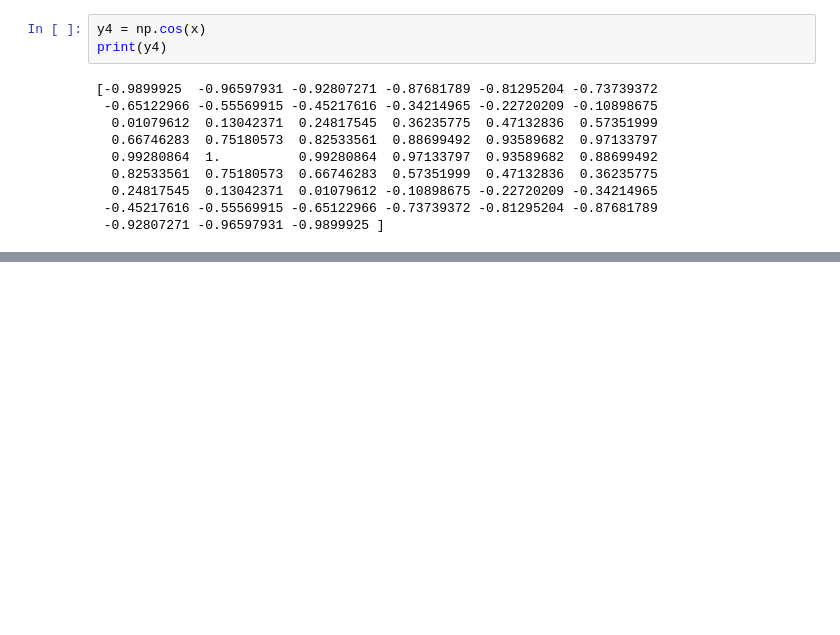
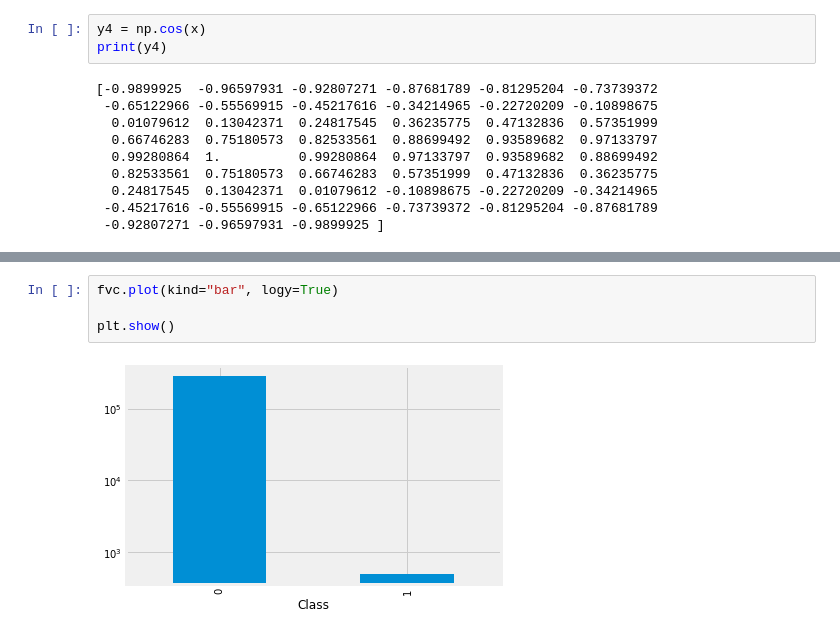
Before and after one commit to EvgenyMyzin/C-Users-Gene-Desktop-GeekBrains-LocalRepository, a Jupyter notebook: Data_visualisation_with_Matplotlib_Lsn_4_Gr_ai_1054_Myzin.ipynb, the cells around one changed output, grey strips where cells are left out. Cells and saved outputs as stored; diff of their text form; blank space fills up the shorter version.

```diff
--- a/Data_visualisation_with_Matplotlib_Lsn_4_Gr_ai_1054_Myzin.ipynb
+++ b/Data_visualisation_with_Matplotlib_Lsn_4_Gr_ai_1054_Myzin.ipynb
@@ -190,0 +267,6 @@ Text(0.5, 1.0, 'График y4')
+# %%
+fvc.plot(kind="bar", logy=True)
+
+plt.show()
+# %% [output]
+[figure, added]
```
Also changed, not shown: parts of 11 cells of this notebook.
